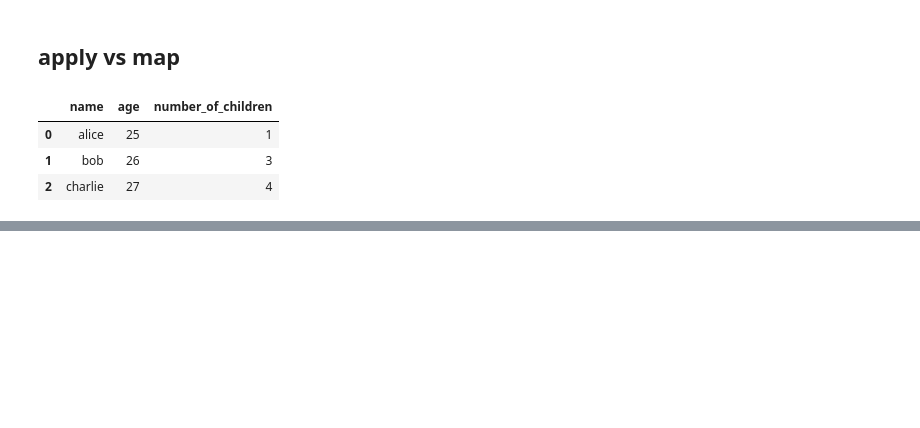
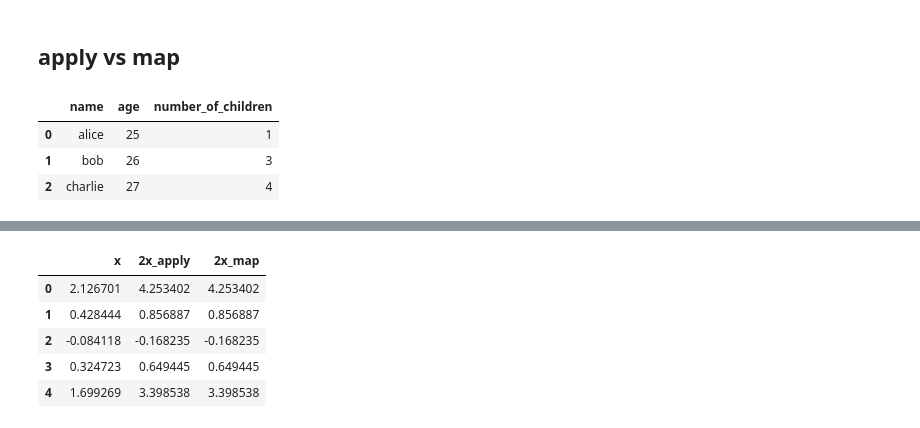
Before and after one commit to queirozfcom/python-sandbox, a Jupyter notebook: python3/notebooks/pandas-columns/main.ipynb, the cells around one changed output, grey strips where cells are left out. Drawn from its saved outputs; the diff is of its cells as text; code cells hidden in the pictures; blank space fills up the shorter version.

```diff
--- a/python3/notebooks/pandas-columns/main.ipynb
+++ b/python3/notebooks/pandas-columns/main.ipynb
@@ -367,5 +435,5 @@ Wall time: 44.7 ms
 def multiply_by_two_map(x):
     return x*2
 
-df_numeric['2x_map'] = df_numeric['x'].apply(multiply_by_two)
+df_numeric['2x_map'] = df_numeric['x'].map(multiply_by_two)
 # %% [output]
@@ -373,0 +442,9 @@ Wall time: 1.57 s
+# %%
+df_numeric.head()
+# %% [output]
+|  | x | 2x_apply | 2x_map |
+| 0 | 2.126701 | 4.253402 | 4.253402 |
+| 1 | 0.428444 | 0.856887 | 0.856887 |
+| 2 | -0.084118 | -0.168235 | -0.168235 |
+| 3 | 0.324723 | 0.649445 | 0.649445 |
+| 4 | 1.699269 | 3.398538 | 3.398538 |
```
Also changed, not shown: parts of 18 cells of this notebook.
